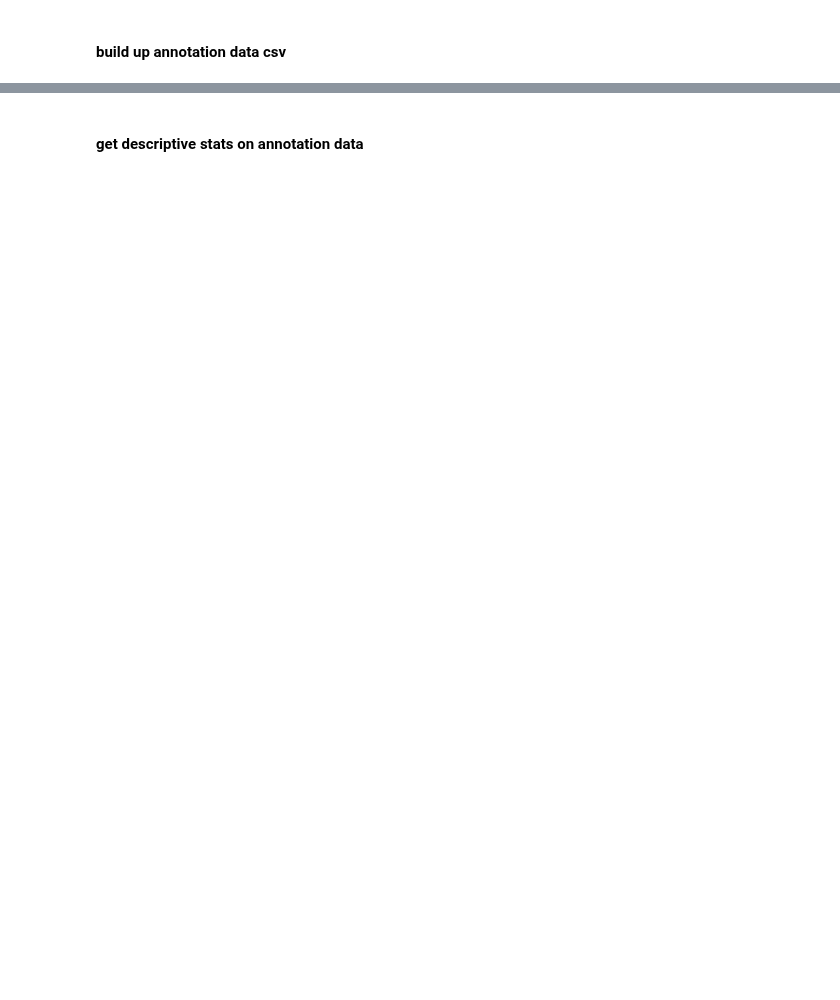
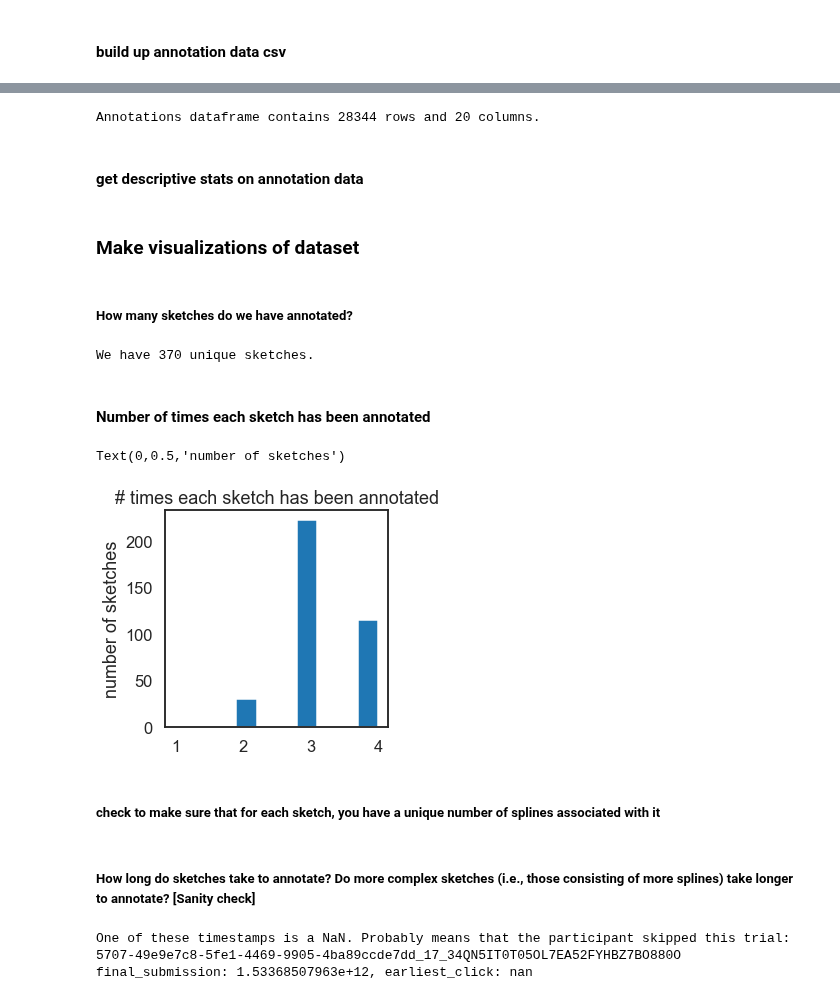
Before and after one commit to cogtoolslab/semantic_parts, a Jupyter notebook: analysis/jefan/svg_annotation_analysis.ipynb, the cells around one changed output, grey strips where cells are left out. Drawn from its saved outputs; the diff is of its cells as text; code cells hidden in the pictures; blank space fills up the shorter version.

```diff
--- a/analysis/jefan/svg_annotation_analysis.ipynb
+++ b/analysis/jefan/svg_annotation_analysis.ipynb
@@ -81,10 +81,10 @@ host = 'rxdhawkins.me' ## cocolab ip address
 import pymongo as pm
 conn = pm.MongoClient('mongodb://sketchloop:' + pswd + '@127.0.0.1')
 db = conn['svgAnnotation']
-coll = db['examples']
+coll = db['chairs4']
 
 # which iteration name should we use?
-iterationName = 'testing9'
+iterationName = 'run0_chairs4'
 # %% [markdown]
 ### get some descriptive stats on our annotation data!
 # %%
@@ -158,17 +191,20 @@ for sketch_ind,sketch in enumerate(sketch_recs):
 # %%
 ## make group data csv
-
-D = pd.DataFrame([orig_gameID, category, target, condition, trial_num, time_submitted,\
+D = pd.DataFrame([orig_gameID, orig_trial_num, sketch_id, category, assignmentID,  target, \
+                  annotation_id, condition, trial_num, time_submitted,\
                  time_labeled, time_clicked, num_strokes_in_sketch, num_splines_in_sketch,\
                  stroke_num, cumulative_spline_num, within_stroke_spline_num, label,\
                  spline_svg_string, sketch_svg_string])
 D = D.transpose()
-D.columns = ['orig_gameID', 'category', 'target', 'condition', 'trial_num', 'time_submitted',\
+D.columns = ['orig_gameID', 'orig_trial_num', 'sketch_id', 'category', 'assignmentID', 'target',\
+             'annotation_id', 'condition', 'trial_num', 'time_submitted',\
              'time_labeled', 'time_clicked', 'num_strokes_in_sketch', 'num_splines_in_sketch',\
              'stroke_num', 'cumulative_spline_num', 'within_stroke_spline_num', 'label',\
              'spline_svg_string', 'sketch_svg_string']
 
 print 'Annotations dataframe contains {} rows and {} columns.'.format(D.shape[0],D.shape[1])
+# %% [output]
+Annotations dataframe contains 28344 rows and 20 columns.
 # %%
 ## save out csv to results dir
 D.to_csv(os.path.join(results_dir,'svg_annotations_{}.csv'.format(dataset)))
@@ -200,0 +232,28 @@ D.to_csv(os.path.join(results_dir,'svg_annotations_{}.csv'.format(dataset)))
+# %% [markdown]
+### Make visualizations of dataset
+# %% [markdown]
+##### How many sketches do we have annotated?
+# %%
+unique_sketches = np.unique(D['sketch_id'].values)
+print 'We have {} unique sketches.'.format(len(unique_sketches))
+# %% [output]
+We have 370 unique sketches.
+# %% [markdown]
+#### Number of times each sketch has been annotated
+# %%
+## get number of times it has been annotated
+num_times_annotated = []
+for this_sketch_id in unique_sketches:
+    num_times_annotated.append(D[D['sketch_id']==this_sketch_id]['assignmentID'].nunique())
+
+## make a histogram
+sns.set_context('talk')
+plt.figure(figsize=(4,4))
+h = plt.hist(num_times_annotated)
+plt.title('# times each sketch has been annotated')
+plt.ylabel('number of sketches')
+# %% [output]
+Text(0,0.5,'number of sketches')
+[figure, added]
+# %% [markdown]
+##### check to make sure that for each sketch, you have a unique number of splines associated with it
@@ -200,0 +264,2 @@ D.to_csv(os.path.join(results_dir,'svg_annotations_{}.csv'.format(dataset)))
+# %% [markdown]
+##### How long do sketches take to annotate? Do more complex sketches (i.e., those consisting of more splines) take longer to annotate? [Sanity check]
@@ -200,0 +269,22 @@ D.to_csv(os.path.join(results_dir,'svg_annotations_{}.csv'.format(dataset)))
+# %%
+## get annotation time for each annotation trial
+annotation_time = []
+spline_number_in_sketch = []
+
+for this_annotation_trial in unique_annotation_trials:
+    earliest_click = float(np.min(D[D['annotation_id']==this_annotation_trial]['time_clicked']))
+    ## all of the splines were submitted at the same time, so time_submitted should be identical for all splines in an annotation trial
+    assert len(np.unique(D[D['annotation_id']==this_annotation_trial]['time_submitted'].values))==1
+    final_submission = np.unique(D[D['annotation_id']==this_annotation_trial]['time_submitted'].values)[0]
+    annotation_time.append(final_submission-earliest_click)
+    if np.isnan(final_submission) or np.isnan(earliest_click):
+        print 'One of these timestamps is a NaN. Probably means that the participant skipped this trial:'
+        print this_annotation_trial
+        print 'final_submission: {}, earliest_click: {}'.format(final_submission, earliest_click)
+    #### then we will extract how "complex" each sketch i
+    assert len(np.unique(D[D['annotation_id']==this_annotation_trial]['num_splines_in_sketch'].values))==1
+    spline_number_in_sketch.append(np.unique(D[D['annotation_id']==this_annotation_trial]['num_splines_in_sketch'])[0])
+# %% [output]
+One of these timestamps is a NaN. Probably means that the participant skipped this trial:
+5707-49e9e7c8-5fe1-4469-9905-4ba89ccde7dd_17_34QN5IT0T05OL7EA52FYHBZ7BO880O
+final_submission: 1.53368507963e+12, earliest_click: nan
```
Also changed, not shown: parts of 12 cells of this notebook, 1 other file.
